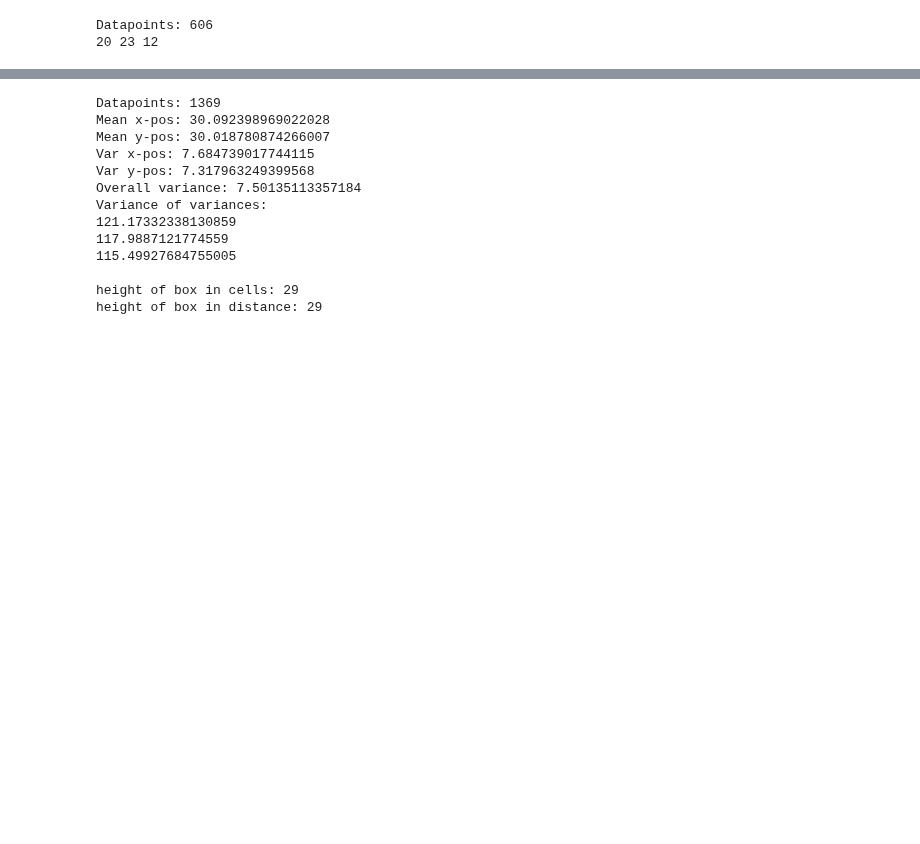
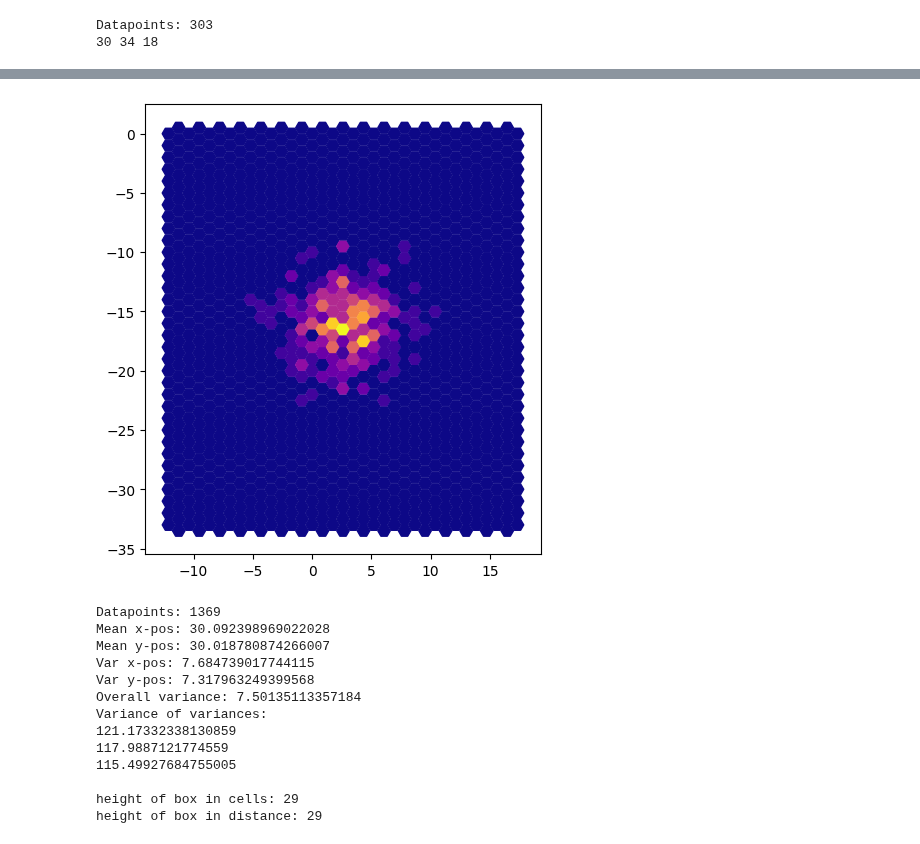
Before and after one commit to g-nilsson/spatial_discretizations_impact_on_simulations, a Jupyter notebook: stat_analysis.ipynb, the cells around one changed output, grey strips where cells are left out. Cells and saved outputs as stored; diff of their text form; code cells hidden in the pictures; blank space fills up the shorter version.

Commit message:
Produced some new data

```diff
--- a/stat_analysis.ipynb
+++ b/stat_analysis.ipynb
@@ -337,7 +337,7 @@ def calc_variance(N, nu, threshold, shape_name, print_output=False):
 
     return overall_var, lower_bound, upper_bound, var_x_pos, var_y_pos, mean_x_pos, mean_y_pos, all_errors
 # %%
-visualize_data(10, 6, 0.001, "RDG6")
+visualize_data(15, 6, 0.001, "RDG6")
 # %% [output]
-Datapoints: 606
-20 23 12
+Datapoints: 303
+30 34 18
@@ -346,3 +344,4 @@ Datapoints: 606
+[figure, added]
 # %%
 calc_variance(30, 6, 0.001, "Cube", True);
 # %% [output]
```
Also changed, not shown: parts of 1 cell of this notebook, 7 other files.
